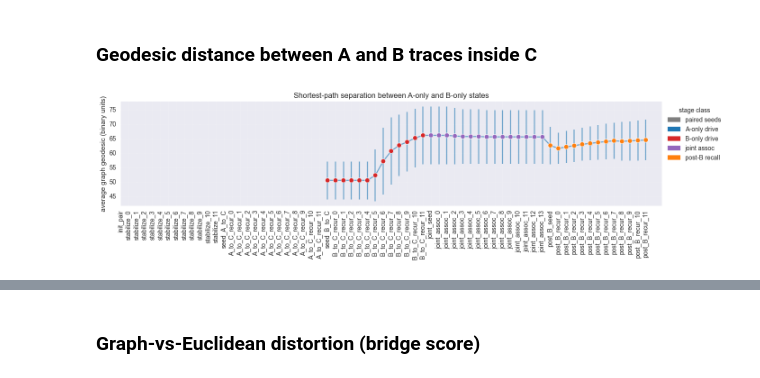
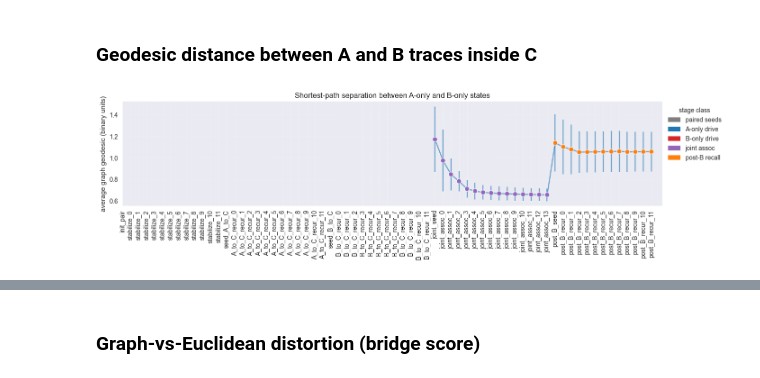
Before and after one commit to justincharney/assemblies, a Jupyter notebook: experiments/associate_manifold/associate_manifold_analysis.ipynb, the cells around one changed output, grey strips where cells are left out. Cells and saved outputs as stored; diff of their text form; code cells hidden in the pictures.

```diff
--- a/experiments/associate_manifold/associate_manifold_analysis.ipynb
+++ b/experiments/associate_manifold/associate_manifold_analysis.ipynb
@@ -37,7 +37,7 @@ MAX_RUNS: Optional[int] = None  # cap the number of run directories, e.g. 6
 AREA = "C"
 KNN_BASE = 16
 KNN_FRACTION = 0.25  # fraction of snapshots to connect
-DISTANCE_METRIC = "euclidean"  # choices: 'cosine' or 'hamming' or 'euclidean'
+DISTANCE_METRIC = "cosine"  # choices: 'cosine' or 'hamming'
 LID_NEIGHBORS = 24
 LID_ENERGY = 0.90
 print("Run root:", RUN_ROOT)
@@ -202,7 +202,7 @@ def compute_geodesic_timecourse(trial: Dict[str, object], base_k: int, fraction:
         b_nodes = [
             idx
             for idx in range(prefix_end + 1)
-            if stage_classes[idx] in ("b_only", "post_b")
+            if stage_classes[idx] in ("b_only", "post_b", "joint")
         ]
         if not a_nodes or not b_nodes:
             results.append(
@@ -433,11 +433,12 @@ Pattern completion samples: 603
 ### Geodesic distance between A and B traces inside C
 # %%
 geodesic_summary = summarize_by_stage(geodesic_records, "geodesic", stage_order)
+euclidean_summary = summarize_by_stage(geodesic_records, "euclidean", stage_order)
 plot_stage_summary(
     geodesic_summary,
     stage_classes,
     ylabel="average graph geodesic (binary units)",
     title="Shortest-path separation between A-only and B-only states",
 )
 # %% [output]
-[figure, old version]
+[figure, new version]
```
Also changed, not shown: parts of 3 cells of this notebook, 7 other files.
